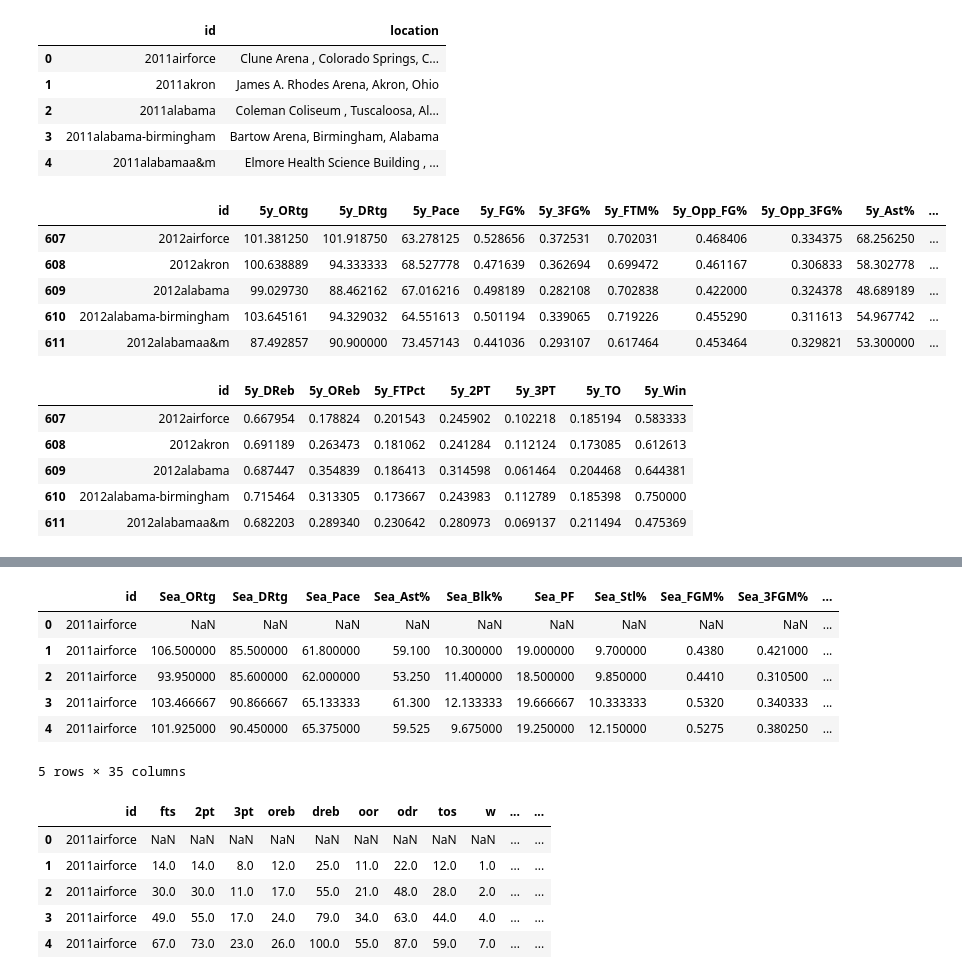
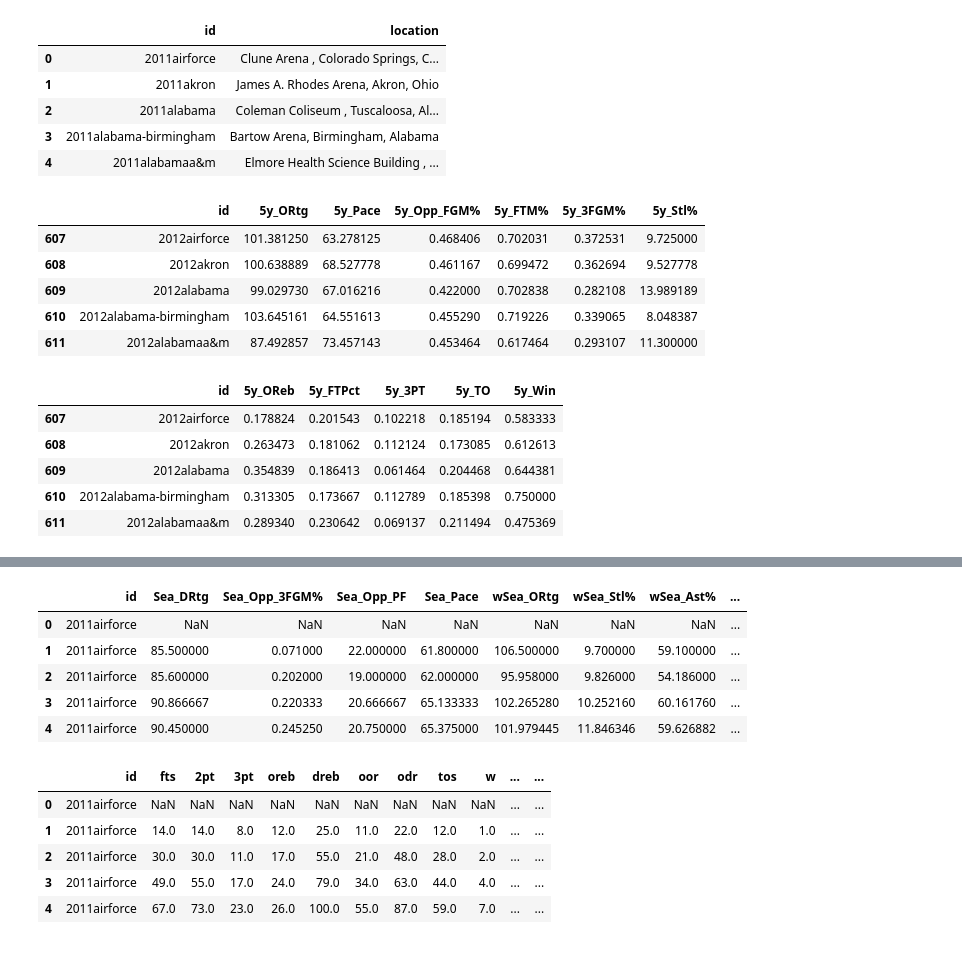
Before and after one commit to ACassells/cbb-model, a Jupyter notebook: Feature Creation 2.ipynb, the cells around one changed output, grey strips where cells are left out. Saved outputs shown, nothing was run; the diff lists cells and outputs as text; code cells hidden in the pictures.

```diff
--- a/Feature Creation 2.ipynb
+++ b/Feature Creation 2.ipynb
@@ -273,50 +273,42 @@ home_arenas.head()
 # %%
 # let's do season by season first
 
 # to add:
 # 'two_point_field_goal_percentage','three_point_field_goal_percentage', 'free_throw_percentage'
 # 'opp_two_point_field_goal_percentage','opp_three_point_field_goal_percentage', 'opp_free_throw_percentage'
 
 # to add:
 
 # easy first
-gb = df.groupby(['season','alt_id'])['offensive_rating','defensive_rating','pace',
-                                    'two_point_field_goal_percentage','three_point_field_goal_percentage', 'free_throw_percentage',
-                                    'opp_two_point_field_goal_percentage','opp_three_point_field_goal_percentage',
-                                    'assist_percentage', 'block_percentage', 'personal_fouls', 'steal_percentage',
-                                    'opp_block_percentage', 'opp_personal_fouls', 'opp_steal_percentage'].mean().reset_index()
+gb = df.groupby(['season','alt_id'])['offensive_rating','pace','opp_two_point_field_goal_percentage','free_throw_percentage','three_point_field_goal_percentage','steal_percentage'].mean().reset_index()
 
-gb[['ORtg','DRtg','Pace','FG%','3FG%','FTM%','Opp_FG%','Opp_3FG%','Ast%','Blk%','PF','Stl%','Opp_Blk%','Opp_PF','Opp_Stl%']] = gb.groupby(['alt_id'])['offensive_rating','defensive_rating','pace',
-                                                                                                       'two_point_field_goal_percentage','three_point_field_goal_percentage', 'free_throw_percentage',
-                                                                                                       'opp_two_point_field_goal_percentage','opp_three_point_field_goal_percentage',
-                                                                                                       'assist_percentage', 'block_percentage', 'personal_fouls', 'steal_percentage',
-                                                                                                       'opp_block_percentage', 'opp_personal_fouls', 'opp_steal_percentage'].shift()
+gb[['ORtg','Pace','Opp_FGM%','FTM%','3FGM%','Stl%']] = gb.groupby(['alt_id'])['offensive_rating','pace','opp_two_point_field_goal_percentage','free_throw_percentage','three_point_field_goal_percentage','steal_percentage'].shift()
 
 
 gb = gb.dropna()
 
 def team_ewm(team, span=5, alpha=0.85):
     feature_ewm = team.rolling(window=span, min_periods=1).mean()[:span]
     rest = team[span:]
     return pd.concat([feature_ewm, rest]).ewm(alpha=alpha, adjust=False).mean()
 
 
-gb[['5y_ORtg','5y_DRtg','5y_Pace','5y_FG%','5y_3FG%','5y_FTM%','5y_Opp_FG%','5y_Opp_3FG%','5y_Ast%','5y_Blk%','5y_PF','5y_Stl%','5y_Opp_Blk%','5y_Opp_PF','5y_Opp_Stl%']] = gb.groupby(['alt_id'])['ORtg','DRtg','Pace','FG%','3FG%','FTM%','Opp_FG%','Opp_3FG%','Ast%','Blk%','PF','Stl%','Opp_Blk%','Opp_PF','Opp_Stl%'].transform(team_ewm)
+gb[['5y_ORtg','5y_Pace','5y_Opp_FGM%','5y_FTM%','5y_3FGM%','5y_Stl%']] = gb.groupby(['alt_id'])['ORtg','Pace','Opp_FGM%','FTM%','3FGM%','Stl%'].transform(team_ewm)
 
 gb['id'] = gb['season'].astype(str)+gb['alt_id']
 
-gb = gb[['id','5y_ORtg','5y_DRtg','5y_Pace','5y_FG%','5y_3FG%','5y_FTM%','5y_Opp_FG%','5y_Opp_3FG%','5y_Ast%','5y_Blk%','5y_PF','5y_Stl%','5y_Opp_Blk%','5y_Opp_PF','5y_Opp_Stl%']]
+gb = gb[['id','5y_ORtg','5y_Pace','5y_Opp_FGM%','5y_FTM%','5y_3FGM%','5y_Stl%']]
 
 gb.head()
 # %% [output]
-|  | id | 5y_ORtg | 5y_DRtg | 5y_Pace | 5y_FG% | 5y_3FG% | 5y_FTM% | 5y_Opp_FG% | 5y_Opp_3FG% | 5y_Ast% | ... |
-| 607 | 2012airforce | 101.381250 | 101.918750 | 63.278125 | 0.528656 | 0.372531 | 0.702031 | 0.468406 | 0.334375 | 68.256250 | ... |
-| 608 | 2012akron | 100.638889 | 94.333333 | 68.527778 | 0.471639 | 0.362694 | 0.699472 | 0.461167 | 0.306833 | 58.302778 | ... |
-| 609 | 2012alabama | 99.029730 | 88.462162 | 67.016216 | 0.498189 | 0.282108 | 0.702838 | 0.422000 | 0.324378 | 48.689189 | ... |
-| 610 | 2012alabama-birmingham | 103.645161 | 94.329032 | 64.551613 | 0.501194 | 0.339065 | 0.719226 | 0.455290 | 0.311613 | 54.967742 | ... |
-| 611 | 2012alabamaa&m | 87.492857 | 90.900000 | 73.457143 | 0.441036 | 0.293107 | 0.617464 | 0.453464 | 0.329821 | 53.300000 | ... |
+|  | id | 5y_ORtg | 5y_Pace | 5y_Opp_FGM% | 5y_FTM% | 5y_3FGM% | 5y_Stl% |
+| 607 | 2012airforce | 101.381250 | 63.278125 | 0.468406 | 0.702031 | 0.372531 | 9.725000 |
+| 608 | 2012akron | 100.638889 | 68.527778 | 0.461167 | 0.699472 | 0.362694 | 9.527778 |
+| 609 | 2012alabama | 99.029730 | 67.016216 | 0.422000 | 0.702838 | 0.282108 | 13.989189 |
+| 610 | 2012alabama-birmingham | 103.645161 | 64.551613 | 0.455290 | 0.719226 | 0.339065 | 8.048387 |
+| 611 | 2012alabamaa&m | 87.492857 | 73.457143 | 0.453464 | 0.617464 | 0.293107 | 11.300000 |
 # %%
-# now we have 3/10 features. rest will require extra step
+# now we have 6/10 features. rest will require extra step
 
 gb2 = df.groupby(['season','alt_id'])['free_throws','two_point_field_goals','three_point_field_goals','offensive_rebounds','defensive_rebounds','opp_offensive_rebounds','opp_defensive_rebounds','turnovers','wins','losses','pace'].sum().reset_index()
 
@@ -352,16 +344,16 @@ gb2[['5y_DReb','5y_OReb','5y_FTPct','5y_2PT','5y_3PT','5y_TO','5y_Win']] = gb2.g
 
 gb2['id'] = gb2['season'].astype(str)+gb2['alt_id']
 
-gb2 = gb2[['id','5y_DReb','5y_OReb','5y_FTPct','5y_2PT','5y_3PT','5y_TO','5y_Win']]
+gb2 = gb2[['id','5y_OReb','5y_FTPct','5y_3PT','5y_TO','5y_Win']]
 
 gb2.head()
 # %% [output]
-|  | id | 5y_DReb | 5y_OReb | 5y_FTPct | 5y_2PT | 5y_3PT | 5y_TO | 5y_Win |
-| 607 | 2012airforce | 0.667954 | 0.178824 | 0.201543 | 0.245902 | 0.102218 | 0.185194 | 0.583333 |
-| 608 | 2012akron | 0.691189 | 0.263473 | 0.181062 | 0.241284 | 0.112124 | 0.173085 | 0.612613 |
-| 609 | 2012alabama | 0.687447 | 0.354839 | 0.186413 | 0.314598 | 0.061464 | 0.204468 | 0.644381 |
-| 610 | 2012alabama-birmingham | 0.715464 | 0.313305 | 0.173667 | 0.243983 | 0.112789 | 0.185398 | 0.750000 |
-| 611 | 2012alabamaa&m | 0.682203 | 0.289340 | 0.230642 | 0.280973 | 0.069137 | 0.211494 | 0.475369 |
+|  | id | 5y_OReb | 5y_FTPct | 5y_3PT | 5y_TO | 5y_Win |
+| 607 | 2012airforce | 0.178824 | 0.201543 | 0.102218 | 0.185194 | 0.583333 |
+| 608 | 2012akron | 0.263473 | 0.181062 | 0.112124 | 0.173085 | 0.612613 |
+| 609 | 2012alabama | 0.354839 | 0.186413 | 0.061464 | 0.204468 | 0.644381 |
+| 610 | 2012alabama-birmingham | 0.313305 | 0.173667 | 0.112789 | 0.185398 | 0.750000 |
+| 611 | 2012alabamaa&m | 0.289340 | 0.230642 | 0.069137 | 0.211494 | 0.475369 |
 # %%
 df = df.reset_index(drop=True)
 df.head()
@@ -418,15 +410,16 @@ gb3 = pd.concat([em, ewm.drop(columns=['id'])], axis=1)
 
 gb3.columns=['id','Sea_ORtg','Sea_DRtg','Sea_Pace','Sea_Ast%','Sea_Blk%','Sea_PF','Sea_Stl%','Sea_FGM%','Sea_3FGM%','Sea_FTM%','Sea_Opp_Ast%','Sea_Opp_Blk%','Sea_Opp_PF','Sea_Opp_Stl%','Sea_Opp_FGM%','Sea_Opp_3FGM%','Sea_Opp_FTM%','wSea_ORtg','wSea_DRtg','wSea_Pace','wSea_Ast%','wSea_Blk%','wSea_PF','wSea_Stl%','wSea_FGM%','wSea_3FGM%','wSea_FTM%','wSea_Opp_Ast%','wSea_Opp_Blk%','wSea_Opp_PF','wSea_Opp_Stl%','wSea_Opp_FGM%','wSea_Opp_3FGM%','wSea_Opp_FTM%']
 
+gb3 = gb3[['id','Sea_DRtg','Sea_Opp_3FGM%','Sea_Opp_PF','Sea_Pace','wSea_ORtg','wSea_Stl%','wSea_Ast%','wSea_Opp_Ast%','wSea_Blk%','wSea_FGM%','Sea_FTM%','Sea_PF']]
+
 gb3.head()
 # %% [output]
-|  | id | Sea_ORtg | Sea_DRtg | Sea_Pace | Sea_Ast% | Sea_Blk% | Sea_PF | Sea_Stl% | Sea_FGM% | Sea_3FGM% | ... |
-| 0 | 2011airforce | NaN | NaN | NaN | NaN | NaN | NaN | NaN | NaN | NaN | ... |
-| 1 | 2011airforce | 106.500000 | 85.500000 | 61.800000 | 59.100 | 10.300000 | 19.000000 | 9.700000 | 0.4380 | 0.421000 | ... |
-| 2 | 2011airforce | 93.950000 | 85.600000 | 62.000000 | 53.250 | 11.400000 | 18.500000 | 9.850000 | 0.4410 | 0.310500 | ... |
-| 3 | 2011airforce | 103.466667 | 90.866667 | 65.133333 | 61.300 | 12.133333 | 19.666667 | 10.333333 | 0.5320 | 0.340333 | ... |
-| 4 | 2011airforce | 101.925000 | 90.450000 | 65.375000 | 59.525 | 9.675000 | 19.250000 | 12.150000 | 0.5275 | 0.380250 | ... |
+|  | id | Sea_DRtg | Sea_Opp_3FGM% | Sea_Opp_PF | Sea_Pace | wSea_ORtg | wSea_Stl% | wSea_Ast% | ... |
+| 0 | 2011airforce | NaN | NaN | NaN | NaN | NaN | NaN | NaN | ... |
+| 1 | 2011airforce | 85.500000 | 0.071000 | 22.000000 | 61.800000 | 106.500000 | 9.700000 | 59.100000 | ... |
+| 2 | 2011airforce | 85.600000 | 0.202000 | 19.000000 | 62.000000 | 95.958000 | 9.826000 | 54.186000 | ... |
+| 3 | 2011airforce | 90.866667 | 0.220333 | 20.666667 | 65.133333 | 102.265280 | 10.252160 | 60.161760 | ... |
+| 4 | 2011airforce | 90.450000 | 0.245250 | 20.750000 | 65.375000 | 101.979445 | 11.846346 | 59.626882 | ... |
-5 rows × 35 columns
 # %%
 # now let's do the other
 
```
Also changed, not shown: parts of 10 cells of this notebook, 1 other file.
